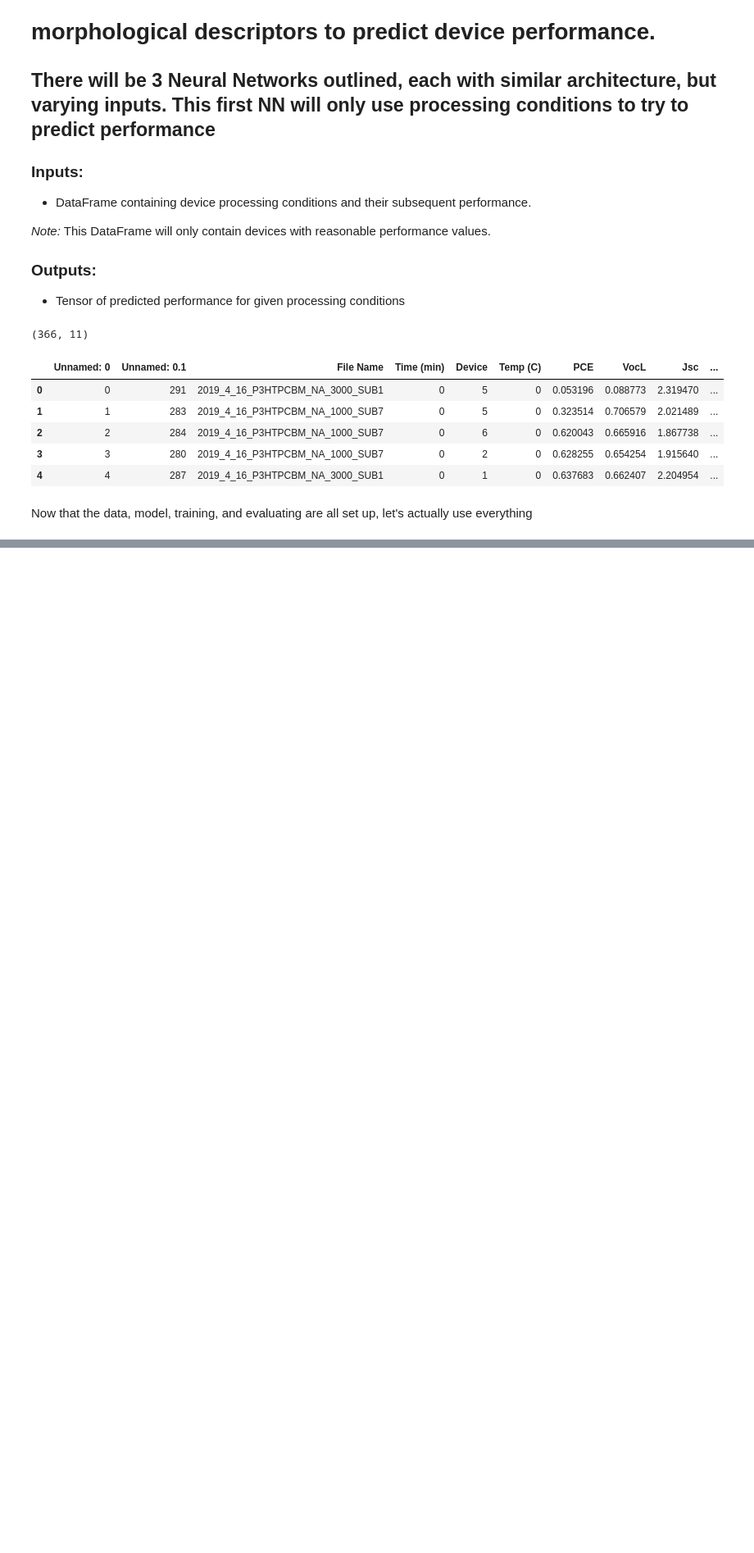
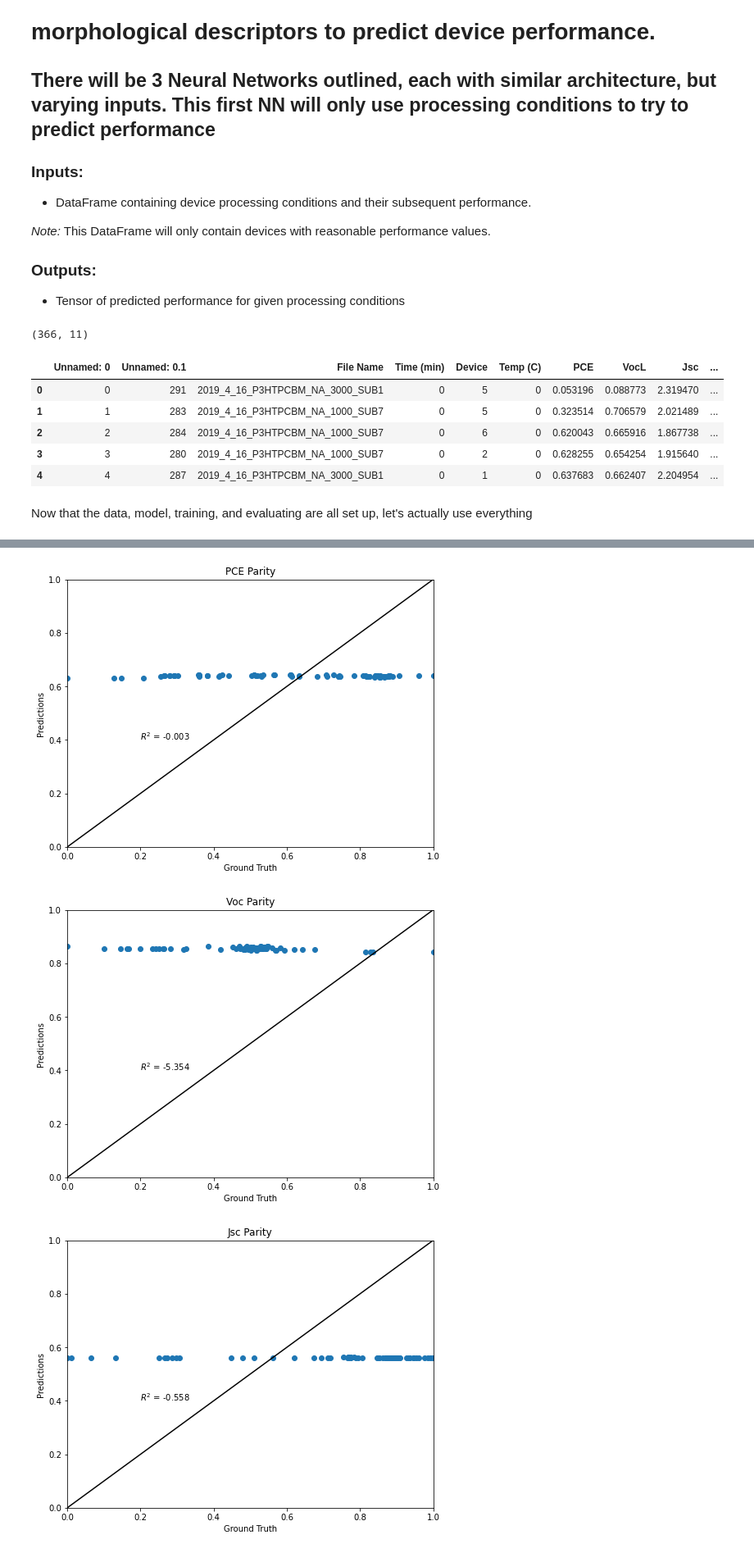
Before and after one commit to wesleyktatum/MatMAP, a Jupyter notebook: ipynb/OPV_NN1.ipynb, the cells around one changed output, grey strips where cells are left out. Shown at 82% size. Cells and saved outputs as stored; diff of their text form; code cells hidden in the pictures; blank space fills up the shorter version.

```diff
--- a/ipynb/OPV_NN1.ipynb
+++ b/ipynb/OPV_NN1.ipynb
@@ -295,0 +229,7 @@ plt.show()
+# %%
+nuts.plot_OPV_parity(pce_labels, PCE_out, voc_labels, Voc_out,
+                    jsc_labels, Jsc_out, ff_labels, FF_out)
+# %% [output]
+[figure, added]
+[figure, added]
+[figure, added]
```
Also changed, not shown: parts of 7 cells of this notebook, 5 other files.
